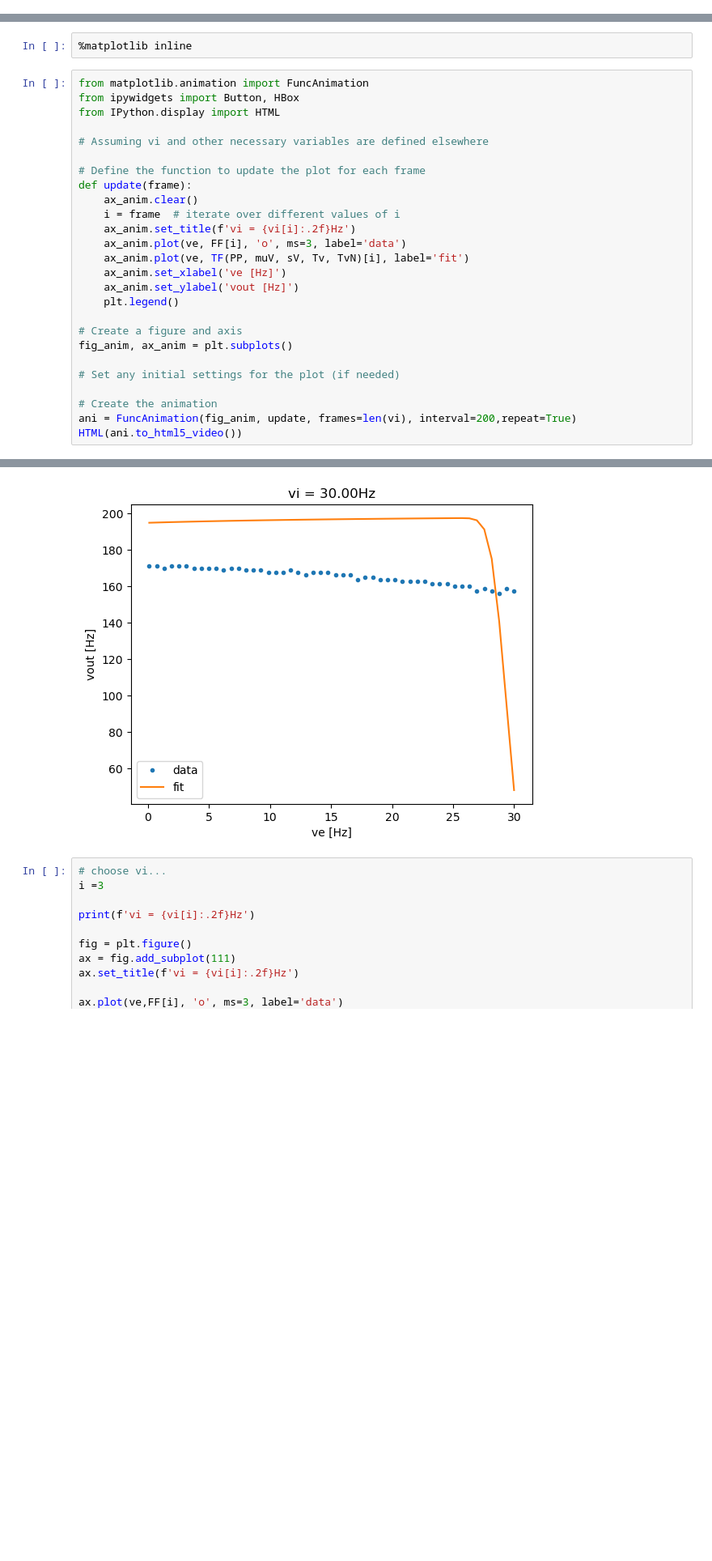
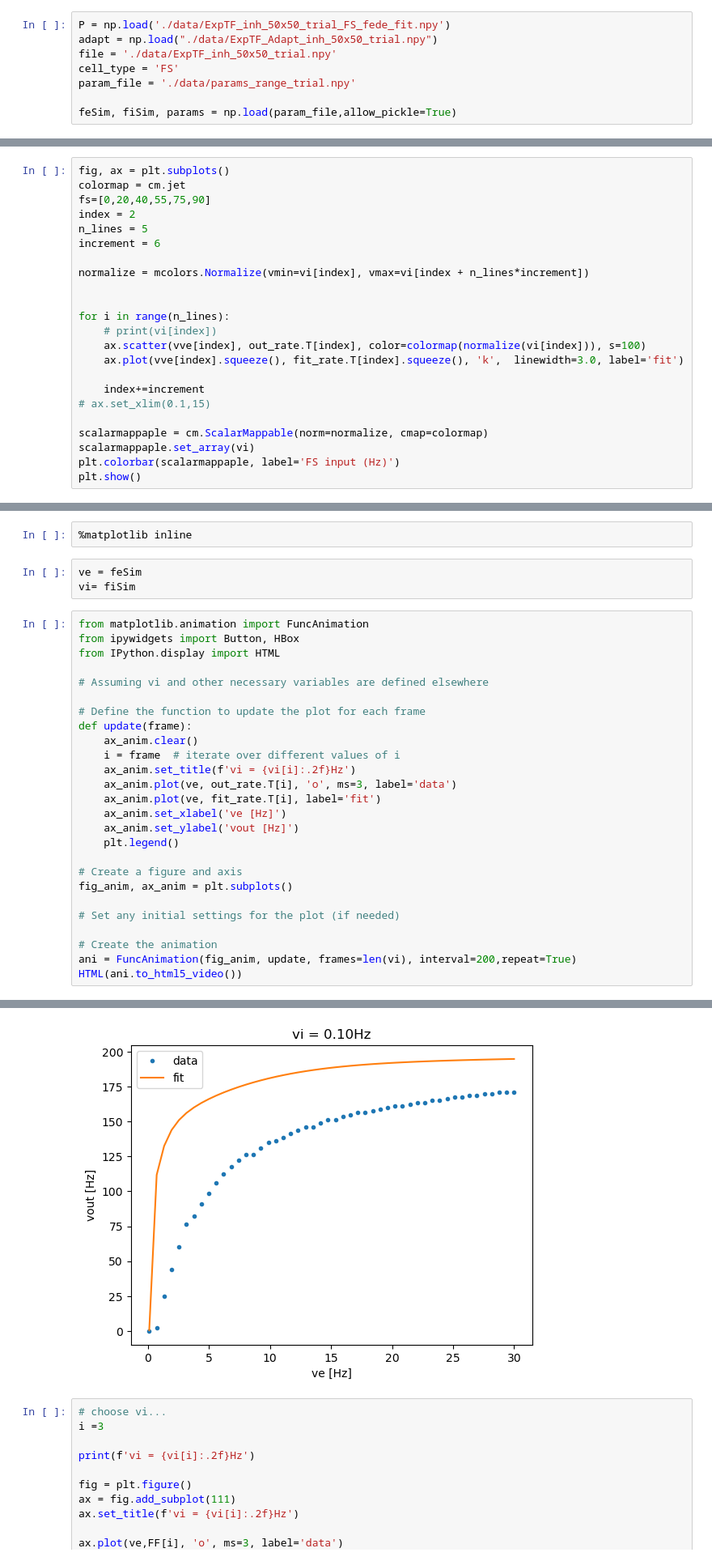
Before and after one commit to mariasacha/paper_pipeline_hub, a Jupyter notebook: whole_pipeline.ipynb, the cells around one changed output, grey strips where cells are left out. Shown at 81% size. Saved outputs shown, nothing was run; the diff lists cells and outputs as text; blank space fills up the shorter version.

```diff
--- a/whole_pipeline.ipynb
+++ b/whole_pipeline.ipynb
@@ -391,0 +220,8 @@ array([        inf,         inf,         inf, ..., -0.03367133,
+# %%
+P = np.load('./data/ExpTF_inh_50x50_trial_FS_fede_fit.npy')
+adapt = np.load("./data/ExpTF_Adapt_inh_50x50_trial.npy")
+file = './data/ExpTF_inh_50x50_trial.npy'
+cell_type = 'FS'
+param_file = './data/params_range_trial.npy'
+
+feSim, fiSim, params = np.load(param_file,allow_pickle=True)
@@ -391,0 +399,23 @@ array([        inf,         inf,         inf, ..., -0.03367133,
+# %%
+fig, ax = plt.subplots()
+colormap = cm.jet
+fs=[0,20,40,55,75,90]
+index = 2
+n_lines = 5
+increment = 6
+
+normalize = mcolors.Normalize(vmin=vi[index], vmax=vi[index + n_lines*increment])
+
+
+for i in range(n_lines):
+    # print(vi[index])
+    ax.scatter(vve[index], out_rate.T[index], color=colormap(normalize(vi[index])), s=100)
+    ax.plot(vve[index].squeeze(), fit_rate.T[index].squeeze(), 'k',  linewidth=3.0, label='fit')
+
+    index+=increment
+# ax.set_xlim(0.1,15)
+
+scalarmappaple = cm.ScalarMappable(norm=normalize, cmap=colormap)
+scalarmappaple.set_array(vi)
+plt.colorbar(scalarmappaple, label='FS input (Hz)')
+plt.show()
@@ -402,34 +478,37 @@ len(vi)
 # %%
 %matplotlib inline
+# %%
+ve = feSim
+vi= fiSim
 # %%
 from matplotlib.animation import FuncAnimation
 from ipywidgets import Button, HBox
 from IPython.display import HTML
 
 # Assuming vi and other necessary variables are defined elsewhere
 
 # Define the function to update the plot for each frame
 def update(frame):
     ax_anim.clear()
     i = frame  # iterate over different values of i
     ax_anim.set_title(f'vi = {vi[i]:.2f}Hz')
-    ax_anim.plot(ve, FF[i], 'o', ms=3, label='data')
-    ax_anim.plot(ve, TF(PP, muV, sV, Tv, TvN)[i], label='fit')
+    ax_anim.plot(ve, out_rate.T[i], 'o', ms=3, label='data')
+    ax_anim.plot(ve, fit_rate.T[i], label='fit')
     ax_anim.set_xlabel('ve [Hz]')
     ax_anim.set_ylabel('vout [Hz]')
     plt.legend()
 
 # Create a figure and axis
 fig_anim, ax_anim = plt.subplots()
 
 # Set any initial settings for the plot (if needed)
 
 # Create the animation
 ani = FuncAnimation(fig_anim, update, frames=len(vi), interval=200,repeat=True)
 HTML(ani.to_html5_video())
 # %% [output]
 [interactive output not drawn]
-[figure, old version]
+[figure, new version]
 # %%
 # choose vi...
 i =3
```
Also changed, not shown: parts of 75 cells of this notebook, 8 other files.
